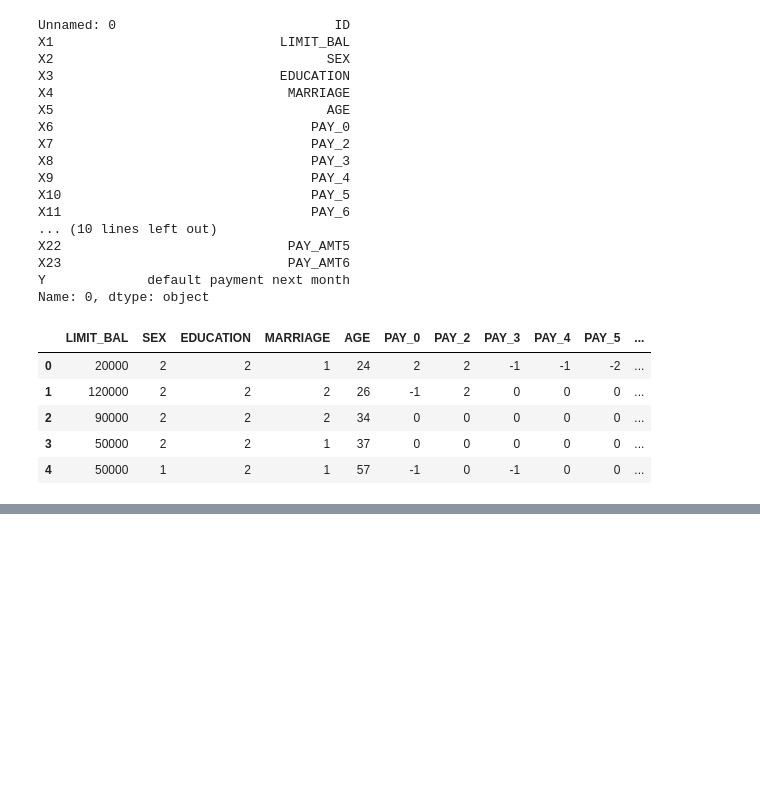
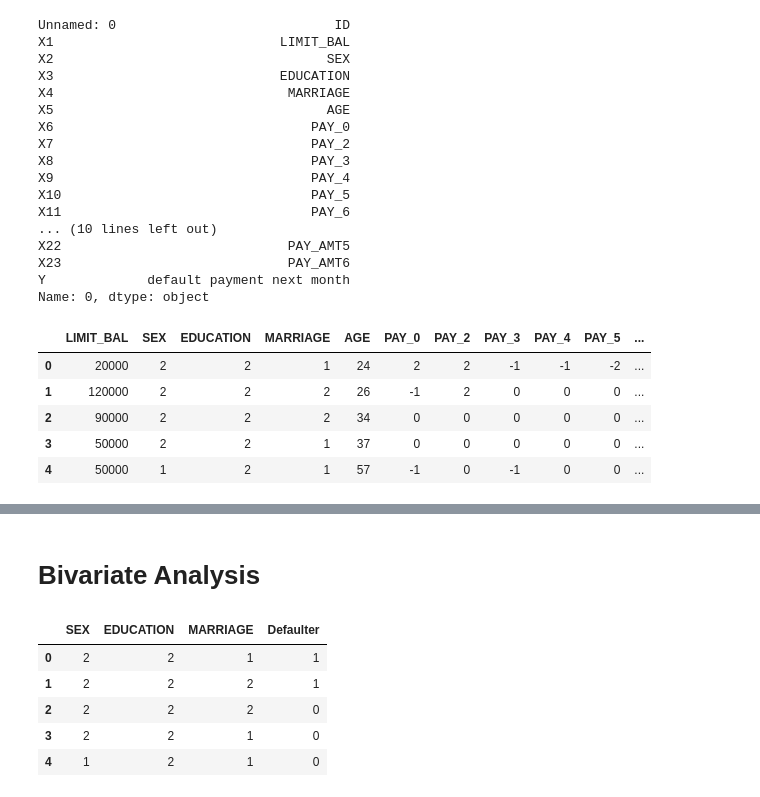
Before and after one commit to Aaryant31/Credit-Card-Default-Prediction, a Jupyter notebook: Rahul_kumar_soni_Credit_Card_Default_Prediction_Capstone_Project.ipynb, the cells around one changed output, grey strips where cells are left out. Cells and saved outputs as stored; diff of their text form; code cells hidden in the pictures; blank space fills up the shorter version.

```diff
--- a/Rahul_kumar_soni_Credit_Card_Default_Prediction_Capstone_Project.ipynb
+++ b/Rahul_kumar_soni_Credit_Card_Default_Prediction_Capstone_Project.ipynb
@@ -152,0 +188,2 @@ df.head()
+# %% [markdown]
+# Bivariate Analysis
@@ -152,0 +195,9 @@ df.head()
+# %%
+df_cat.head()
+# %% [output]
+|  | SEX | EDUCATION | MARRIAGE | Defaulter |
+| 0 | 2 | 2 | 1 | 1 |
+| 1 | 2 | 2 | 2 | 1 |
+| 2 | 2 | 2 | 2 | 0 |
+| 3 | 2 | 2 | 1 | 0 |
+| 4 | 1 | 2 | 1 | 0 |
```
Also changed, not shown: parts of 12 cells of this notebook.
